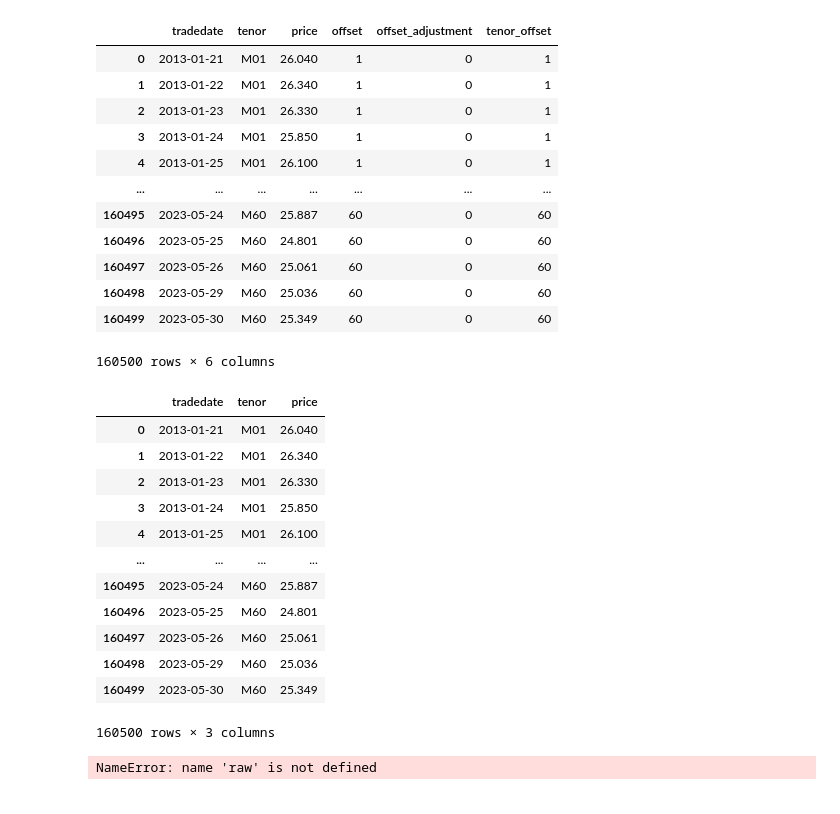
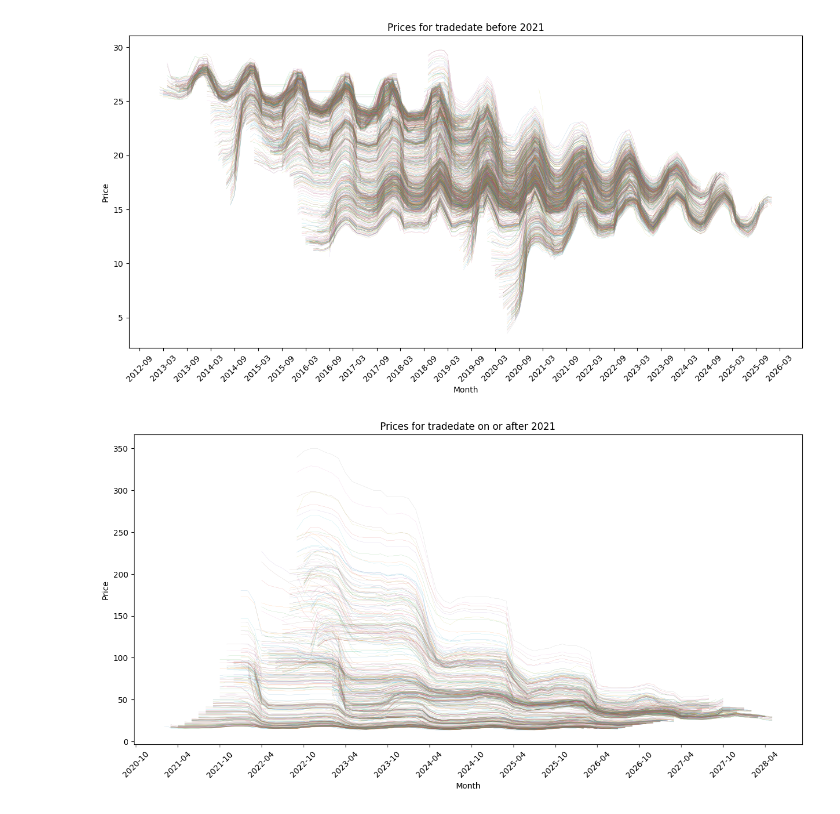
Before and after one commit to bmyksvoll/curves, a Jupyter notebook: eda-ice-ttf-futures.ipynb, the cells around one changed output. Saved outputs shown, nothing was run; the diff lists cells and outputs as text; code cells hidden in the pictures.

```diff
--- a/eda-ice-ttf-futures.ipynb
+++ b/eda-ice-ttf-futures.ipynb
@@ -15,18 +19,0 @@ ice_ttf_long = pd.melt(ice_ttf, id_vars=['tradedate'], var_name='tenor', value_n
-# %%
-# Convert 'month_number' to string if it's not already, then extract the last two characters and convert to integer
-ice_ttf_long['tenor_offset'] = ice_ttf_long['tenor'].astype(str).str[-2:].astype(int)
-ice_ttf_long
-# %% [output]
-|  | tradedate | tenor | price | offset | offset_adjustment | tenor_offset |
-| 0 | 2013-01-21 | M01 | 26.040 | 1 | 0 | 1 |
-| 1 | 2013-01-22 | M01 | 26.340 | 1 | 0 | 1 |
-| 2 | 2013-01-23 | M01 | 26.330 | 1 | 0 | 1 |
-| 3 | 2013-01-24 | M01 | 25.850 | 1 | 0 | 1 |
-| 4 | 2013-01-25 | M01 | 26.100 | 1 | 0 | 1 |
-| ... | ... | ... | ... | ... | ... | ... |
-| 160495 | 2023-05-24 | M60 | 25.887 | 60 | 0 | 60 |
-| 160496 | 2023-05-25 | M60 | 24.801 | 60 | 0 | 60 |
-| 160497 | 2023-05-26 | M60 | 25.061 | 60 | 0 | 60 |
-| 160498 | 2023-05-29 | M60 | 25.036 | 60 | 0 | 60 |
-| 160499 | 2023-05-30 | M60 | 25.349 | 60 | 0 | 60 |
-160500 rows × 6 columns
@@ -58,22 +20,29 @@ def calculate_first_trading_day(date):
-# %%
-df_melted
-# %% [output]
-|  | tradedate | tenor | price |
-| 0 | 2013-01-21 | M01 | 26.040 |
-| 1 | 2013-01-22 | M01 | 26.340 |
-| 2 | 2013-01-23 | M01 | 26.330 |
-| 3 | 2013-01-24 | M01 | 25.850 |
-| 4 | 2013-01-25 | M01 | 26.100 |
-| ... | ... | ... | ... |
-| 160495 | 2023-05-24 | M60 | 25.887 |
-| 160496 | 2023-05-25 | M60 | 24.801 |
-| 160497 | 2023-05-26 | M60 | 25.061 |
-| 160498 | 2023-05-29 | M60 | 25.036 |
-| 160499 | 2023-05-30 | M60 | 25.349 |
-160500 rows × 3 columns
-# %%
-prices = raw
-
-logret = np.log(prices.shift(1)/prices)
-# %% [output]
-NameError: name 'raw' is not defined
+# %%
+import pandas as pd
+import matplotlib.pyplot as plt
+import matplotlib.dates as mdates
+
+# Define the plotting function
+def plot_curves(data, title_suffix):
+    plt.figure(figsize=(15, 7))
+    for index, row in data.iterrows():
+        date_range = pd.date_range(start=row['tradedate'], periods=60, freq='MS')
+        plt.plot(date_range, row['M01':'M60'], lw = 0.08)
+    plt.title(f'Prices for tradedate {title_suffix}')
+    plt.xlabel('Month')
+    plt.ylabel('Price')
+    plt.gca().xaxis.set_major_formatter(mdates.DateFormatter('%Y-%m'))
+    plt.gca().xaxis.set_major_locator(mdates.MonthLocator(interval=6))
+    plt.xticks(rotation=45)
+    plt.show()
+
+# Split the data based on the condition
+before_2021 = ice_ttf[ice_ttf['tradedate'] < pd.Timestamp('2021-01-31')]
+after_2021 = ice_ttf[ice_ttf['tradedate'] >= pd.Timestamp('2021-02-01')]
+
+# Call the plotting function for each subset
+plot_curves(before_2021, 'before 2021')
+plot_curves(after_2021, 'on or after 2021')
+# %% [output]
+[figure, added]
+[figure, added]
```
Also changed, not shown: parts of 6 cells of this notebook, 2 other files.
